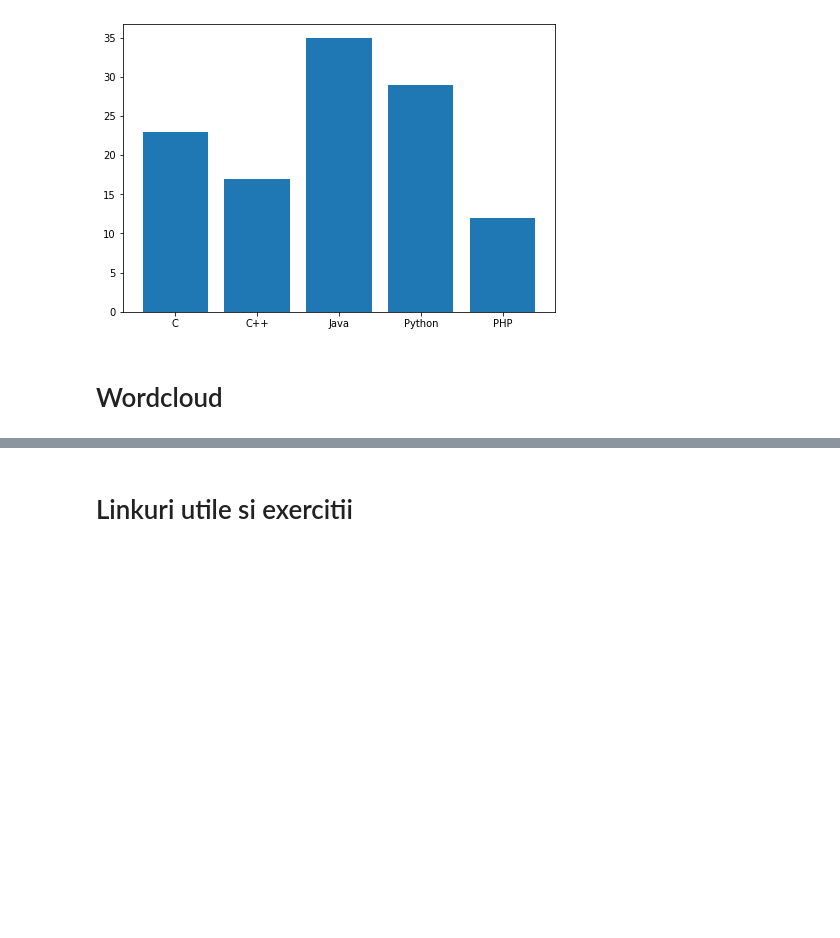
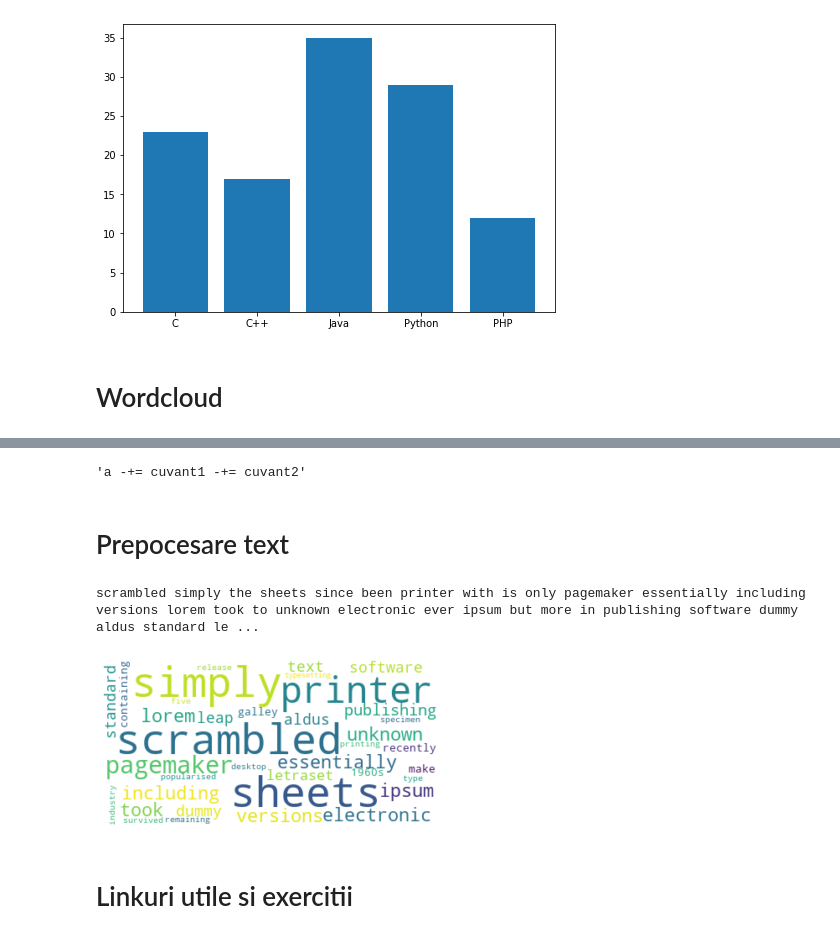
Before and after one commit to Nitro-Language-Processing/Workshops-2022, a Jupyter notebook: Python for ML/Python for ML.ipynb, the cells around one changed output, grey strips where cells are left out. Saved outputs shown, nothing was run; the diff lists cells and outputs as text; code cells hidden in the pictures; blank space fills up the shorter version.

```diff
--- a/Python for ML/Python for ML.ipynb
+++ b/Python for ML/Python for ML.ipynb
@@ -347,7 +388,8 @@ import this
 import numpy as np
 # %%
 # Putem initializa un numpy array folosind o lista din Python
-a = np.array([1, 2, 3])
+a = np.array([1, 2, 3], dtype='int')
+
 print(a) # => [1 2 3]
 print(type(a)) # tipul obiectului a => <class 'numpy.ndarray'>
 print(a.dtype) # tipul elementelor din a => int32
@@ -367,6 +409,7 @@ random_array = np.random.random((1, 2)) # creeaza un vector cu valori aleatoare
 eqdist_array = np.linspace(0, 1, 100)  # creeaza un vector de 100 de elemente egal departate
                                         # din intervalul [0, 1], in care primul element e 0
                                         # si ultimul element e 1
+print(eqdist_array)
 # %% [output]
 [1 2 3]
 <class 'numpy.ndarray'>
@@ -796,3 +883,35 @@ plt.show()
+# %%
+lista3 = ['a', 'cuvant1', 'cuvant2']
+legate = ' -+= '.join(lista3)
+
+legate
+# %% [output]
+'a -+= cuvant1 -+= cuvant2'
+# %% [markdown]
+# Prepocesare text
+# %%
+text = 'Lorem Ipsum is simply dummy text of the printing and typesetting industry. Lorem Ipsum has been the industry\'s standard dummy text ever since the 1500s, when an unknown printer took a galley of type and scrambled it to make a type specimen book. It has survived not only five centuries, but also the leap into electronic typesetting, remaining essentially unchanged. It was popularised in the 1960s with the release of Letraset sheets containing Lorem Ipsum passages, and more recently with desktop publishing software like Aldus PageMaker including versions of Lorem Ipsum.'
+
+split_text = text.split()
+
+lower_text = [word.lower() for word in split_text]
+
+set_text = list(set(lower_text))
+
+text_without_punctuation = [word for word in set_text if not word.isnumeric() and word[-1] not in ',.!?']
+
+rejoined_text = ' '.join(text_without_punctuation)
+print(rejoined_text)
+
+wordcloud = WordCloud(max_font_size=50, max_words=100, background_color="white").generate(rejoined_text)
+
+plt.figure()
+plt.imshow(wordcloud, interpolation="bilinear")
+plt.axis("off")
+plt.show()
+# %% [output]
+scrambled simply the sheets since been printer with is only pagemaker essentially including versions lorem took to unknown electronic ever ipsum but more in publishing software dummy aldus standard le ...
+[figure, added]
 # %% [markdown]
 # Linkuri utile si exercitii
 # %%
```
Also changed, not shown: parts of 21 cells of this notebook.
